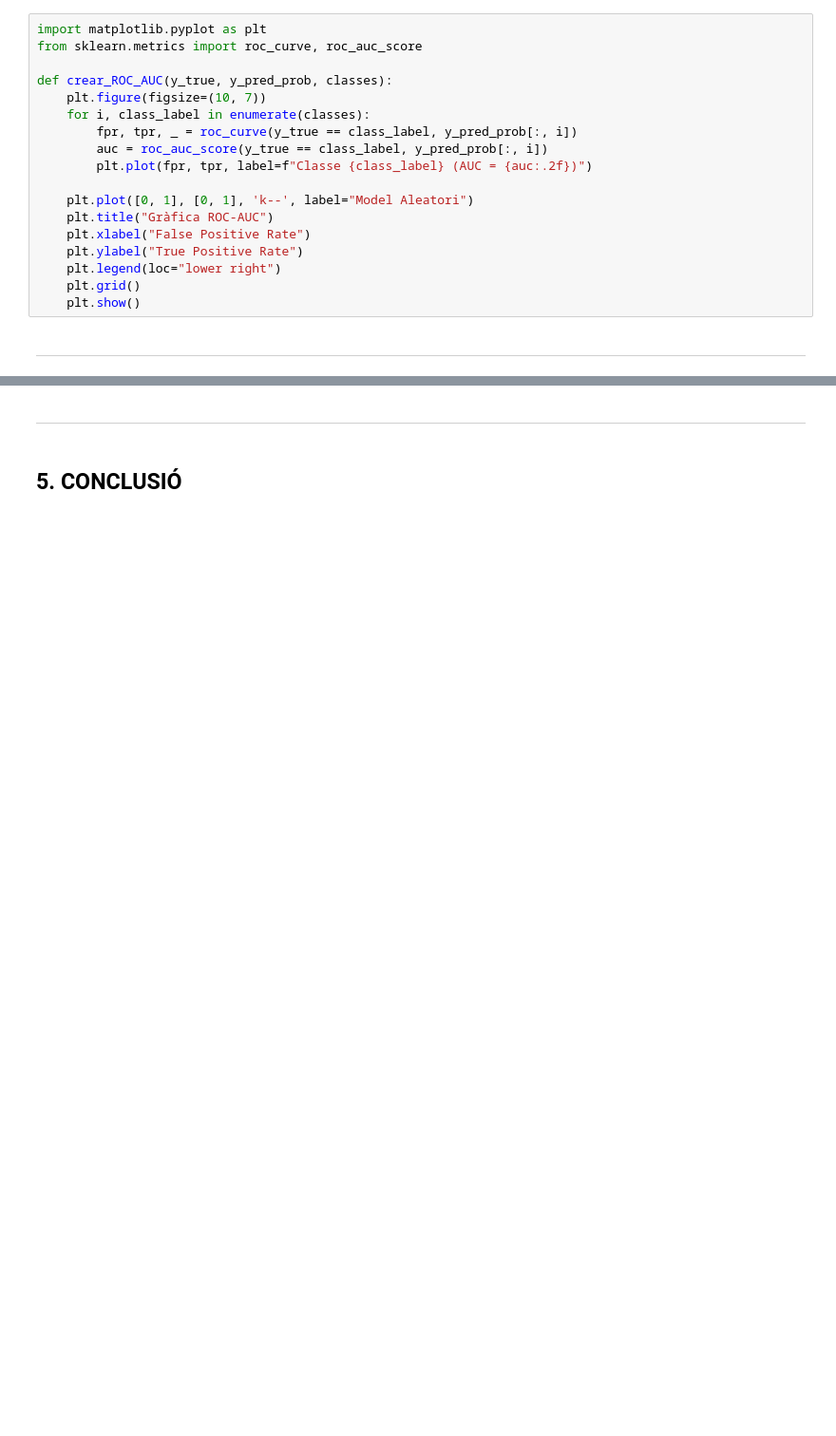
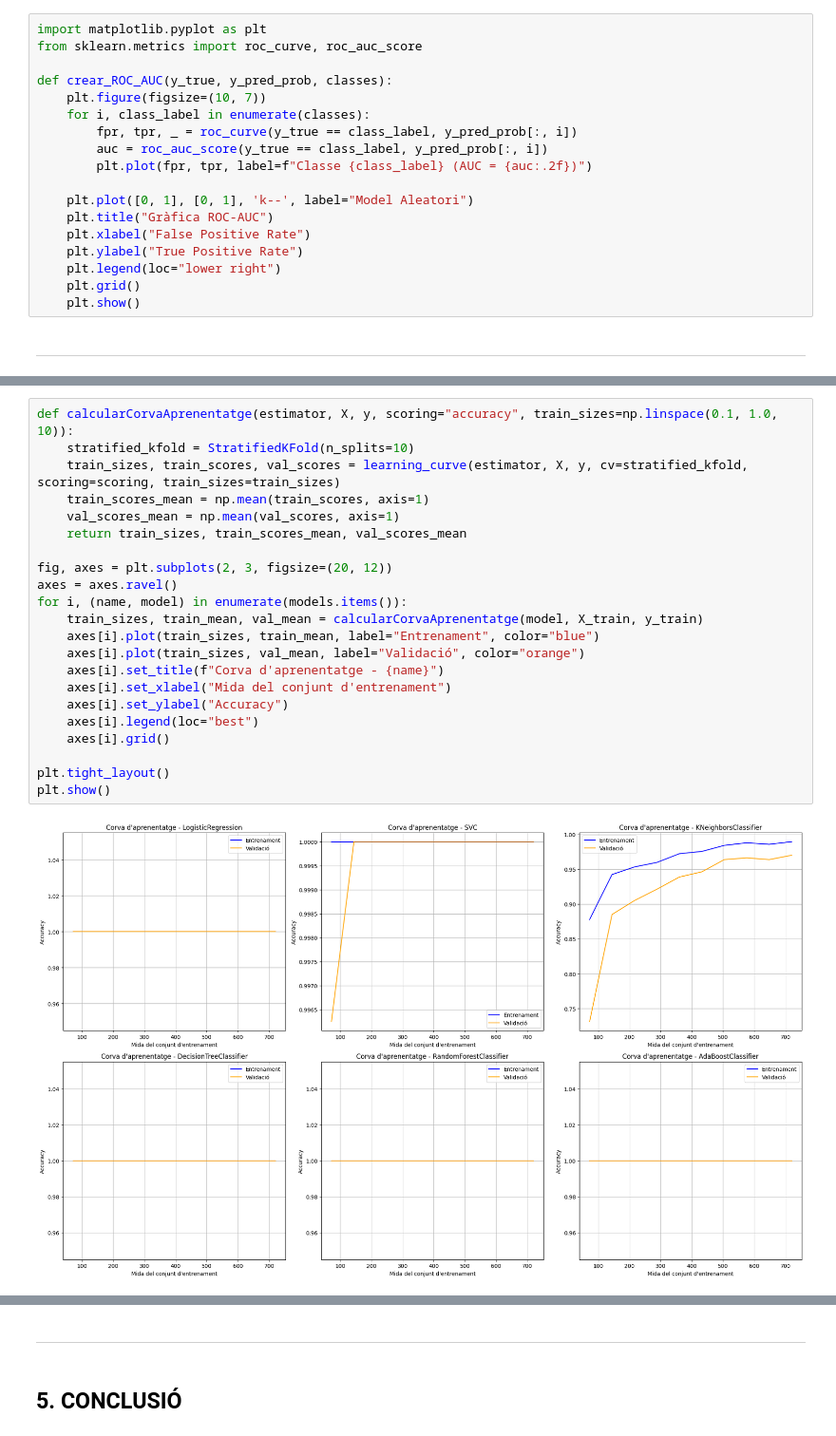
Before and after one commit to gabozan/Predictive-Modeling-on-Supermarket-Sales, a Jupyter notebook: supermarket_sales.ipynb, the cells around one changed output, grey strips where cells are left out. Shown at 95% size. Saved outputs shown, nothing was run; the diff lists cells and outputs as text; blank space fills up the shorter version.

```diff
--- a/supermarket_sales.ipynb
+++ b/supermarket_sales.ipynb
@@ -574,0 +656,24 @@ def crear_ROC_AUC(y_true, y_pred_prob, classes):
+# %%
+def calcularCorvaAprenentatge(estimator, X, y, scoring="accuracy", train_sizes=np.linspace(0.1, 1.0, 10)):
+    stratified_kfold = StratifiedKFold(n_splits=10)
+    train_sizes, train_scores, val_scores = learning_curve(estimator, X, y, cv=stratified_kfold, scoring=scoring, train_sizes=train_sizes)
+    train_scores_mean = np.mean(train_scores, axis=1)
+    val_scores_mean = np.mean(val_scores, axis=1)
+    return train_sizes, train_scores_mean, val_scores_mean
+
+fig, axes = plt.subplots(2, 3, figsize=(20, 12))
+axes = axes.ravel()
+for i, (name, model) in enumerate(models.items()):
+    train_sizes, train_mean, val_mean = calcularCorvaAprenentatge(model, X_train, y_train)
+    axes[i].plot(train_sizes, train_mean, label="Entrenament", color="blue")
+    axes[i].plot(train_sizes, val_mean, label="Validació", color="orange")
+    axes[i].set_title(f"Corva d'aprenentatge - {name}")
+    axes[i].set_xlabel("Mida del conjunt d'entrenament")
+    axes[i].set_ylabel("Accuracy")
+    axes[i].legend(loc="best")
+    axes[i].grid()
+
+plt.tight_layout()
+plt.show()
+# %% [output]
+[figure, added]
```
Also changed, not shown: parts of 23 cells of this notebook.
